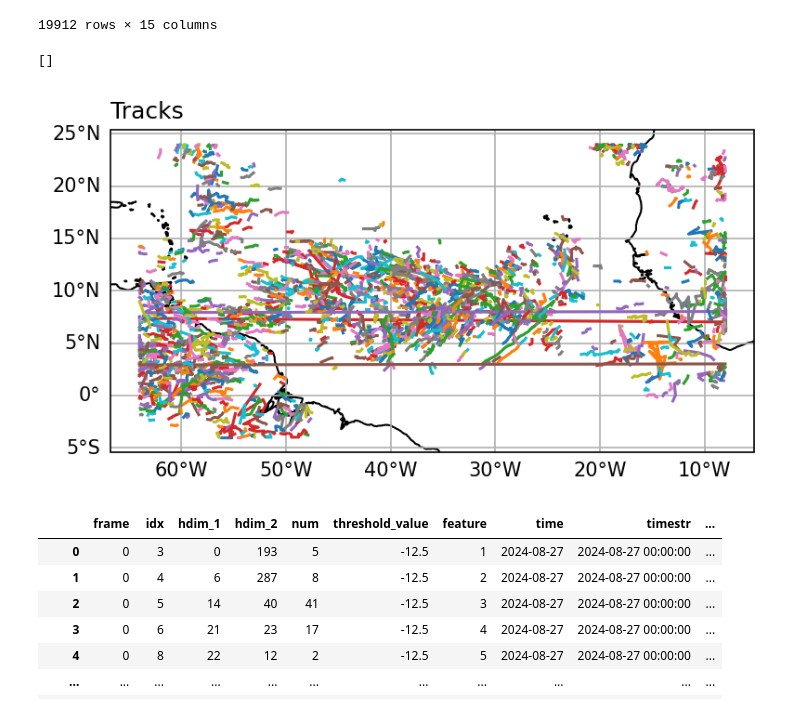
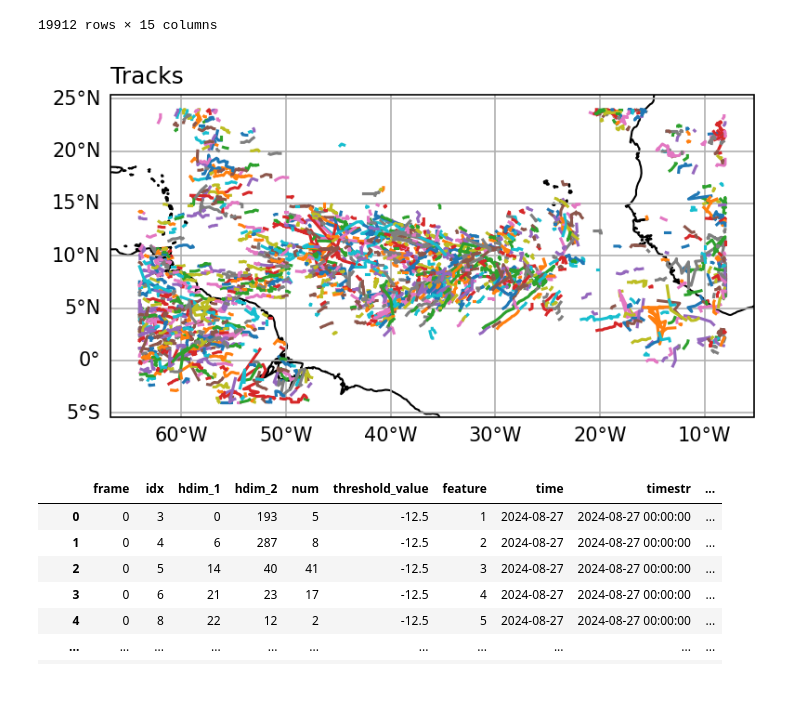
Before and after one commit to tobac-project/tobac, a Jupyter notebook: examples/Example_ISCCP-NG_overlap_tracking/Example_ISCCP-NG_overlap_tracking.ipynb, the cells around one changed output. Drawn from its saved outputs; the diff is of its cells as text; code cells hidden in the pictures.

```diff
--- a/examples/Example_ISCCP-NG_overlap_tracking/Example_ISCCP-NG_overlap_tracking.ipynb
+++ b/examples/Example_ISCCP-NG_overlap_tracking/Example_ISCCP-NG_overlap_tracking.ipynb
@@ -152,7 +152,7 @@ Text(0.0, 1.0, 'Segments')
 from tobac.tracking import linking_overlap
 # %%
 tracks = linking_overlap(
-    features, segmentation_mask, stubs=3, minimum_relative_overlap=0.5, translate_method="predict"
+    features, segmentation_mask, stubs=3, minimum_relative_overlap=0.5, translate_method="predict", PBC_flag="none"
 )
 # %%
 tracks
@@ -173,13 +173,12 @@ tracks
 # %%
 fig, ax = plt.subplots(dpi=150, subplot_kw={"projection":ccrs.PlateCarree()}, figsize=(8,3))
 ax.coastlines()
 ax.gridlines(draw_labels=["left", "bottom"], x_inline=False, y_inline=False)
 lines = tracks[tracks.cell!=-1].groupby("cell").plot(ax=ax, x="lon", y="lat", legend=False)
 ax.set_title("Tracks", loc="left")
-ax.set_yticks([])
+_ = ax.set_yticks([])
 # %% [output]
-[]
-[figure, old version]
+[figure, new version]
 # %%
 import pandas as pd
 import shapely
```
Also changed, not shown: 1 other file.
